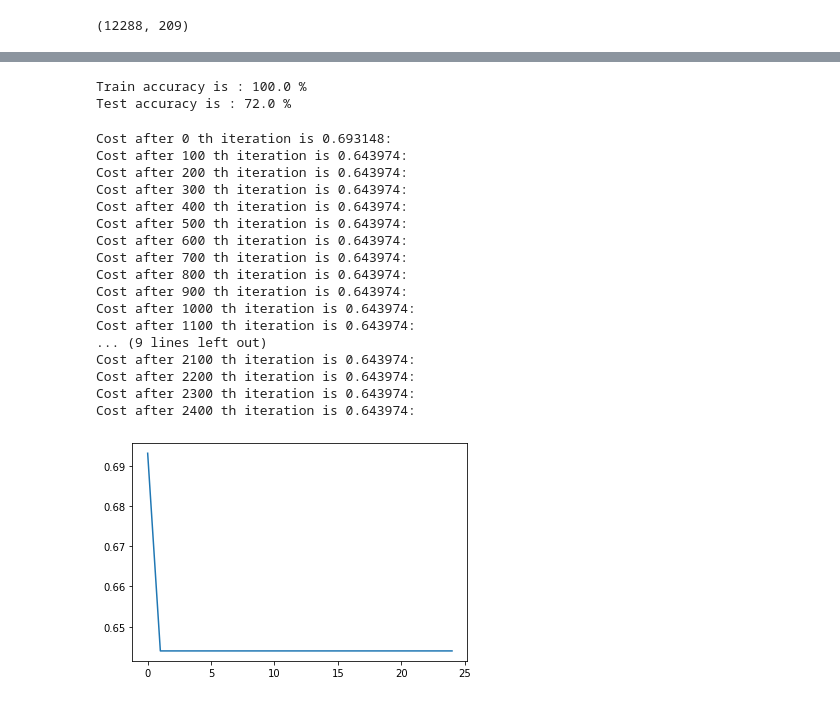
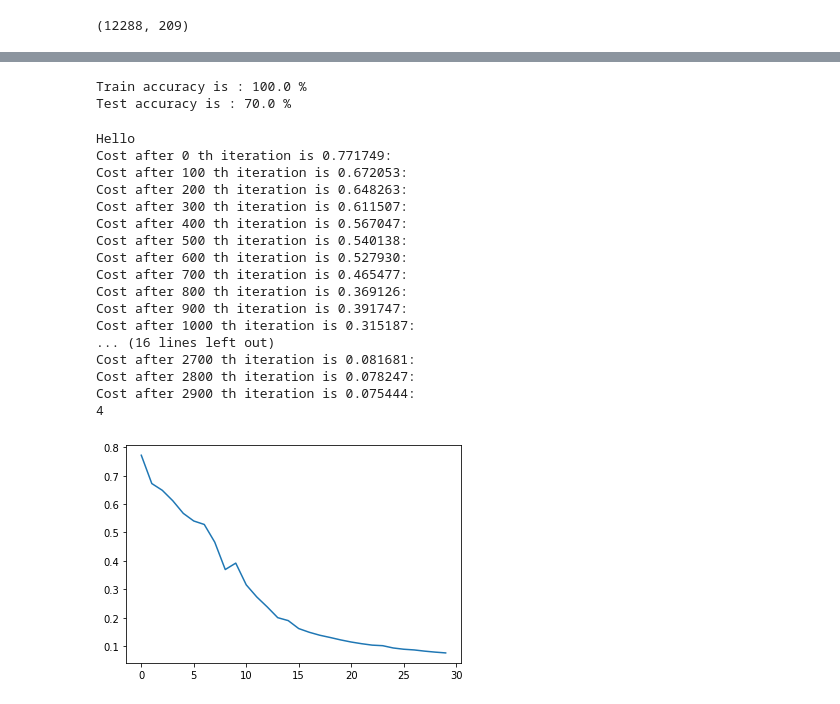
Before and after one commit to SumanthReddy9/DeepLearning, a Jupyter notebook: DeepLearning.ipynb, the cells around one changed output, grey strips where cells are left out. Drawn from its saved outputs; the diff is of its cells as text; code cells hidden in the pictures.

```diff
--- a/DeepLearning.ipynb
+++ b/DeepLearning.ipynb
@@ -5,11 +1,26 @@ import matplotlib.pyplot as plt
+# %%
+import numpy as np
+import h5py
+import matplotlib.pyplot as plt
+
+
+%matplotlib inline
+plt.rcParams['figure.figsize'] = (5.0, 4.0) # set default size of plots
+plt.rcParams['image.interpolation'] = 'nearest'
+plt.rcParams['image.cmap'] = 'gray'
+
+%load_ext autoreload
+%autoreload 2
+
+np.random.seed(1)
 # %%
 def initialize_parameters_deep(layer_dims):
-    np.random.seed(3)
+    np.random.seed(1)
     parameters = {}
     L = len(layer_dims)
 
     for l in range(1, L):
-        parameters["W" + str(l)] = np.random.randn(layer_dims[l], layer_dims[l-1])*0.01
+        parameters["W" + str(l)] = np.random.randn(layer_dims[l], layer_dims[l-1])/np.sqrt(layer_dims[l-1])
         parameters["b" + str(l)] = np.zeros((layer_dims[l], 1))
 
     return parameters
@@ -80,9 +91,10 @@ def relu_backward(dA, cache):
     return dZ
 
 def linear_backward(dZ, cache):
-    m = cache[0].shape[0]
-    dA_prev = np.dot(cache[1].T, dZ)
-    dW = (1/m)*np.dot(dZ, cache[0].T)
+    A_prev, W, b = cache
+    m = A_prev.shape[1]
+    dA_prev = np.dot(W.T, dZ)
+    dW = (1/m)*np.dot(dZ, A_prev.T)
     db = (1/m)*(np.sum(dZ, axis = 1, keepdims=True))
     return dA_prev, dW, db
 
@@ -103,7 +115,7 @@ def L_model_backward(AL, Y, caches):
     Y = Y.reshape(AL.shape)
 
     dAL = -(np.divide(Y, AL) - np.divide(1-Y, 1-AL))
-    current_cache = caches[-1]
+    current_cache = caches[L-1]
     grads["dA" + str(L-1)], grads["dW" + str(L)], grads["db" + str(L)] = linear_activation_backward(dAL, current_cache, "sigmoid")
 
     for l in reversed(range(L-1)):
@@ -314,14 +327,14 @@ print("Train accuracy is : {} %".format(100-np.mean(np.abs(predictions_train - t
 print("Test accuracy is : {} %".format(100-np.mean(np.abs(predictions_test - test_set_y))*100))
 # %% [output]
 Train accuracy is : 100.0 %
-Test accuracy is : 72.0 %
+Test accuracy is : 70.0 %
 # %%
 layers_dims = [12288, 20, 7, 5, 1] #  4-layer model
 # %%
-def L_layer_model(X, Y, layers_dims, learning_rate = 0.009, num_iterations = 3000, print_cost = False):
+def L_layer_model(X, Y, layers_dims, learning_rate = 0.0075, num_iterations = 3000, print_cost = False):
     np.random.seed(1)
     costs = []
-
+    print("Hello")
     parameters = initialize_parameters_deep(layers_dims)
 
     for i in range(0, num_iterations):
@@ -337,31 +350,30 @@ def L_layer_model(X, Y, layers_dims, learning_rate = 0.009, num_iterations = 300
         if i%100 == 0 and print_cost:
             print("Cost after %i th iteration is %f: "%(i, cost))
             costs.append(cost)
-
+    print(len(caches))
     plt.plot(np.squeeze(costs))
     return parameters
 # %%
-parameters = L_layer_model(train_set_x, train_set_y, layers_dims, num_iterations = 2500, print_cost = True)
-#print(parameters)
+parameters = L_layer_model(train_set_x, train_set_y, layers_dims, num_iterations = 3000, print_cost = True)
 # %% [output]
-Cost after 0 th iteration is 0.693148:
-Cost after 100 th iteration is 0.643974:
-Cost after 200 th iteration is 0.643974:
-Cost after 300 th iteration is 0.643974:
-Cost after 400 th iteration is 0.643974:
-Cost after 500 th iteration is 0.643974:
-Cost after 600 th iteration is 0.643974:
-Cost after 700 th iteration is 0.643974:
-Cost after 800 th iteration is 0.643974:
-Cost after 900 th iteration is 0.643974:
-Cost after 1000 th iteration is 0.643974:
-Cost after 1100 th iteration is 0.643974:
-... (9 lines left out)
-Cost after 2100 th iteration is 0.643974:
-Cost after 2200 th iteration is 0.643974:
-Cost after 2300 th iteration is 0.643974:
-Cost after 2400 th iteration is 0.643974:
+Hello
+Cost after 0 th iteration is 0.771749:
+Cost after 100 th iteration is 0.672053:
+Cost after 200 th iteration is 0.648263:
+Cost after 300 th iteration is 0.611507:
+Cost after 400 th iteration is 0.567047:
+Cost after 500 th iteration is 0.540138:
+Cost after 600 th iteration is 0.527930:
+Cost after 700 th iteration is 0.465477:
+Cost after 800 th iteration is 0.369126:
+Cost after 900 th iteration is 0.391747:
+Cost after 1000 th iteration is 0.315187:
+... (16 lines left out)
+Cost after 2700 th iteration is 0.081681:
+Cost after 2800 th iteration is 0.078247:
+Cost after 2900 th iteration is 0.075444:
+4
-[figure, old version]
+[figure, new version]
 # %%
 predictions_train = predict(train_set_x, train_set_y, parameters)
 predictions_test = predict(test_set_x, test_set_y, parameters)
```
Also changed, not shown: parts of 6 cells of this notebook, 2 other files.
